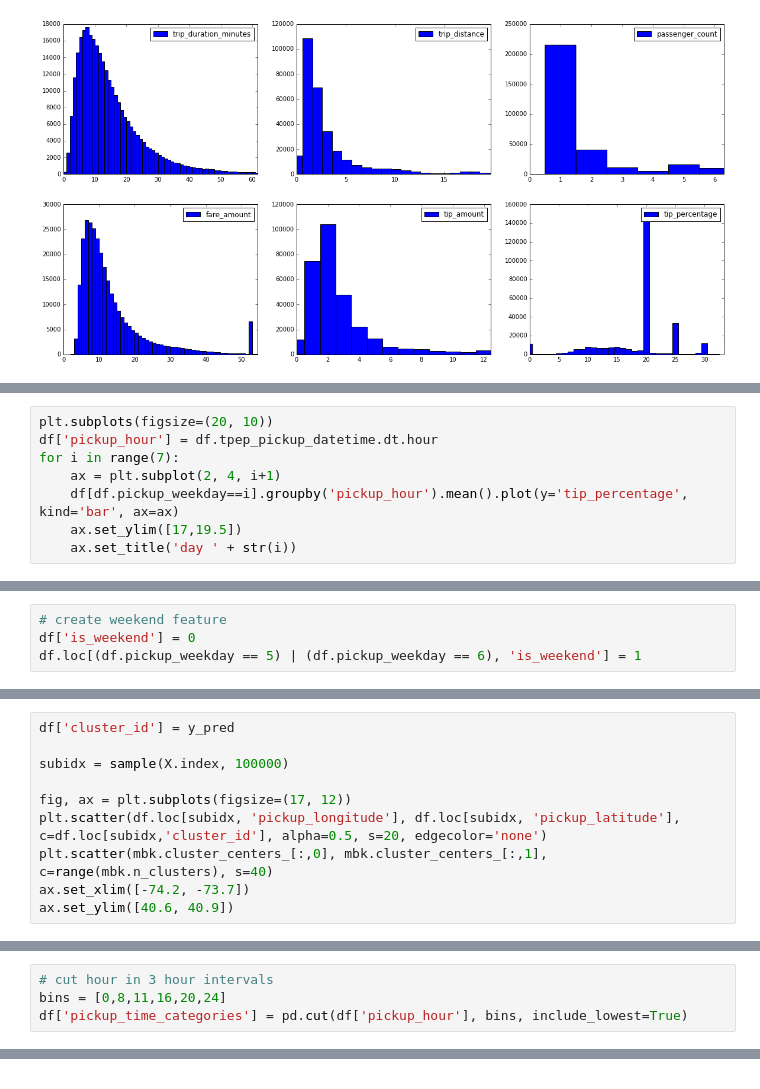
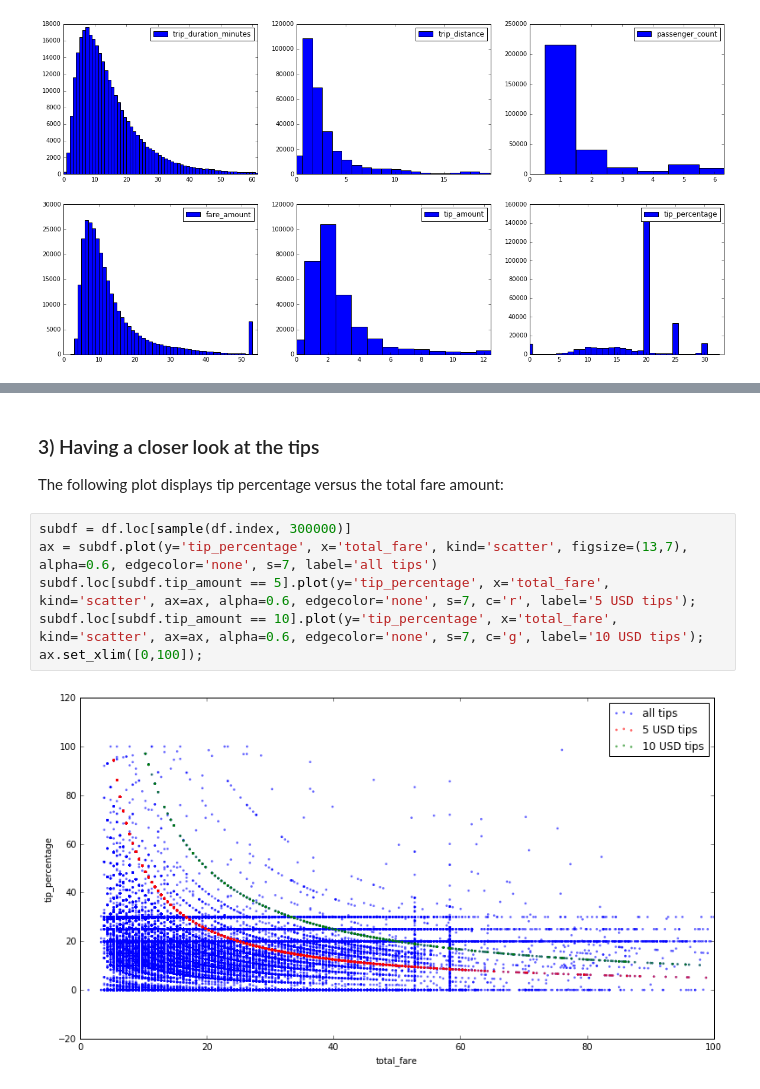
Before and after one commit to jdoepfert/nyc_taxi_tips, a Jupyter notebook: data_exploration_and_modeling.ipynb, the cells around one changed output, grey strips where cells are left out. Drawn from its saved outputs; the diff is of its cells as text.

```diff
--- a/data_exploration_and_modeling.ipynb
+++ b/data_exploration_and_modeling.ipynb
@@ -71,8 +48,0 @@ The average tip percentage also depends on the time. People tend to tip less dur
-# %%
-plt.subplots(figsize=(20, 10))
-df['pickup_hour'] = df.tpep_pickup_datetime.dt.hour
-for i in range(7):
-    ax = plt.subplot(2, 4, i+1)
-    df[df.pickup_weekday==i].groupby('pickup_hour').mean().plot(y='tip_percentage', kind='bar', ax=ax)
-    ax.set_ylim([17,19.5])
-    ax.set_title('day ' + str(i))
@@ -95,4 +48,0 @@ ax.set_ylabel('number of trips')
-# %%
-# create weekend feature
-df['is_weekend'] = 0
-df.loc[(df.pickup_weekday == 5) | (df.pickup_weekday == 6), 'is_weekend'] = 1
@@ -115,10 +48,0 @@ y_pred = mbk.predict(X)
-# %%
-df['cluster_id'] = y_pred
-
-subidx = sample(X.index, 100000)
-
-fig, ax = plt.subplots(figsize=(17, 12))
-plt.scatter(df.loc[subidx, 'pickup_longitude'], df.loc[subidx, 'pickup_latitude'], c=df.loc[subidx,'cluster_id'], alpha=0.5, s=20, edgecolor='none')
-plt.scatter(mbk.cluster_centers_[:,0], mbk.cluster_centers_[:,1], c=range(mbk.n_clusters), s=40)
-ax.set_xlim([-74.2, -73.7])
-ax.set_ylim([40.6, 40.9])
@@ -265,4 +48,0 @@ Check if the mean tip percentage values in the clusters change depending on time
-# %%
-# cut hour in 3 hour intervals
-bins = [0,8,11,16,20,24]
-df['pickup_time_categories'] = pd.cut(df['pickup_hour'], bins, include_lowest=True)
@@ -365,0 +53,11 @@ plt.plot(X[ind,0],X[ind,1],'+g', markersize=15)
+# %% [markdown]
+### 3) Having a closer look at the tips
+The following plot displays tip percentage versus the total fare amount:
+# %%
+subdf = df.loc[sample(df.index, 300000)]
+ax = subdf.plot(y='tip_percentage', x='total_fare', kind='scatter', figsize=(13,7), alpha=0.6, edgecolor='none', s=7, label='all tips')
+subdf.loc[subdf.tip_amount == 5].plot(y='tip_percentage', x='total_fare', kind='scatter', ax=ax, alpha=0.6, edgecolor='none', s=7, c='r', label='5 USD tips');
+subdf.loc[subdf.tip_amount == 10].plot(y='tip_percentage', x='total_fare', kind='scatter', ax=ax, alpha=0.6, edgecolor='none', s=7, c='g', label='10 USD tips');
+ax.set_xlim([0,100]);
+# %% [output]
+[figure, added]
```
Also changed, not shown: parts of 82 cells of this notebook, 2 other files.
